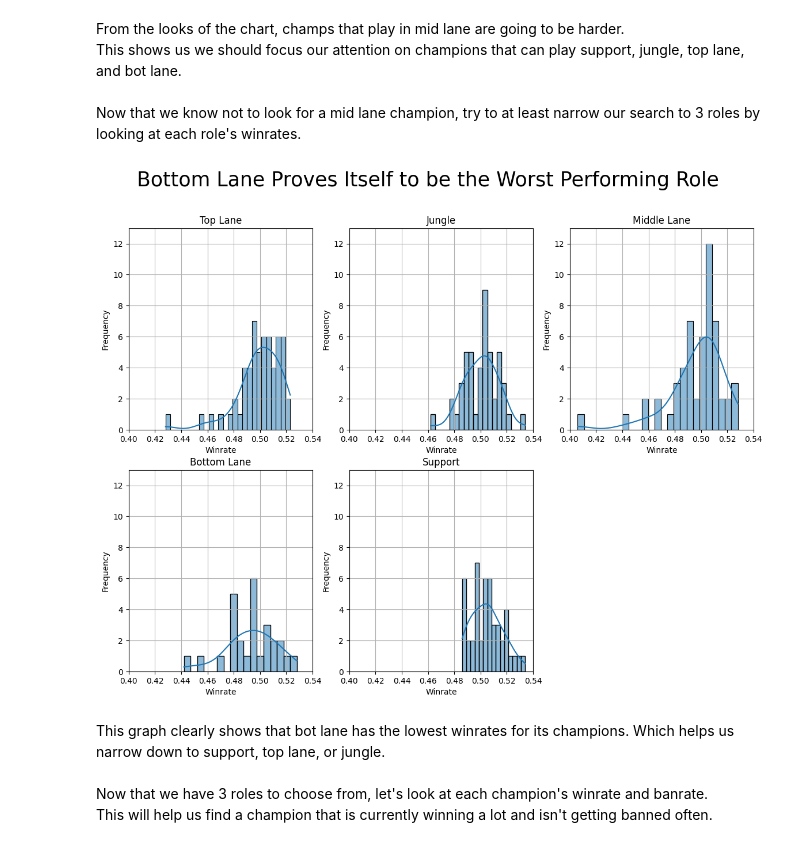
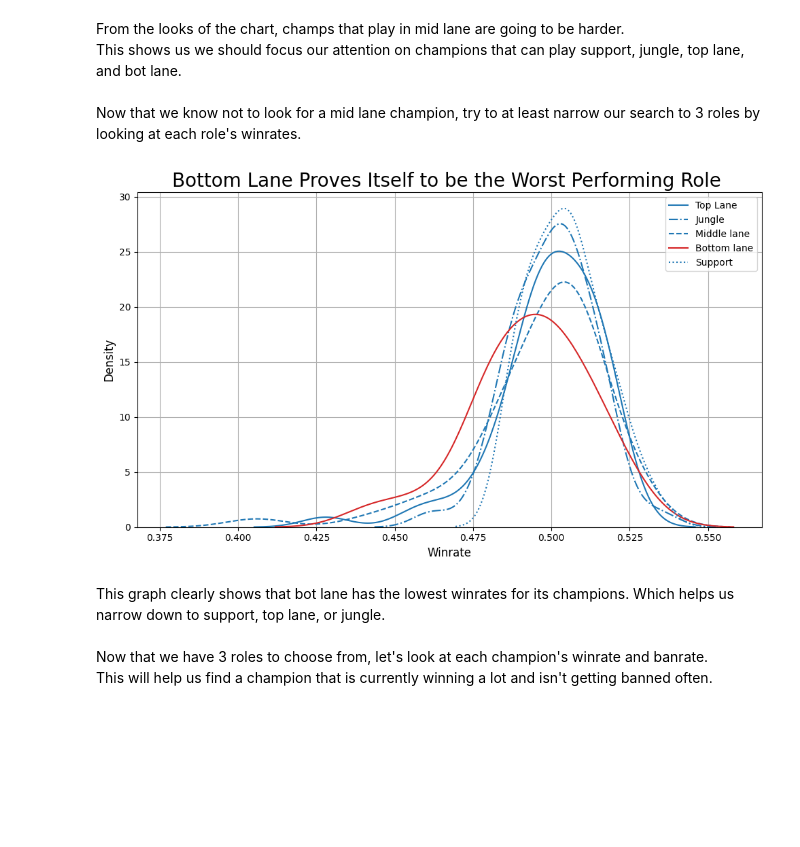
Before and after one commit to byron-W/LoL-Easy-Champs, a Jupyter notebook: final_project.ipynb, the cells around one changed output. Cells and saved outputs as stored; diff of their text form; code cells hidden in the pictures; blank space fills up the shorter version.

```diff
--- a/final_project.ipynb
+++ b/final_project.ipynb
@@ -197,64 +199,28 @@ From the looks of the chart, champs that play in mid lane are going to be harder
 # %%
 # creating separate dataframes for each role so we can test them individually
 top_champs = df.loc[df['role'].apply(lambda row: 'Top' in row)]
 jg_champs = df.loc[df['role'].apply(lambda row: 'Jungle' in row)]
 mid_champs = df.loc[df['role'].apply(lambda row: 'Middle' in row)]
 bot_champs = df.loc[df['role'].apply(lambda row: 'Bottom' in row)]
 sup_champs = df.loc[df['role'].apply(lambda row: 'Support' in row)]
 
-# creating a large figure with histograms for each role
-plt.figure(figsize=[14,10])
-plt.suptitle('Bottom Lane Proves Itself to be the Worst Performing Role ', fontsize=25)
+fig, ax = plt.subplots(figsize=(10,6))
 
-# all bin counts are the same proportion of their dataset
-plt.subplot(2, 3, 1)
-sea.histplot(data=top_champs['winrate'], bins=26, kde=True)
-plt.title('Top Lane')
-plt.xlabel('Winrate')
-plt.ylabel('Frequency')
-plt.xlim(0.4, 0.54)
-plt.ylim(0, 13)
-plt.grid()
+sea.kdeplot(data=top_champs['winrate'], color='tab:blue')
+sea.kdeplot(data=jg_champs['winrate'], color='tab:blue', linestyle= '-.')
+sea.kdeplot(data=mid_champs['winrate'], color='tab:blue', linestyle='--')
+sea.kdeplot(data=bot_champs['winrate'], color='tab:red')
+sea.kdeplot(data=sup_champs['winrate'],color='tab:blue', linestyle=':')
 
-plt.subplot(2, 3, 2)
-sea.histplot(data=jg_champs['winrate'], bins=20, kde=True)
-plt.title('Jungle')
-plt.xlabel('Winrate')
-plt.ylabel('Frequency')
-plt.xlim(0.4, 0.54)
-plt.ylim(0, 13)
-plt.grid()
-
-plt.subplot(2, 3, 3)
-sea.histplot(data=mid_champs['winrate'], bins=25, kde=True)
-plt.title('Middle Lane')
-plt.xlabel('Winrate')
-plt.ylabel('Frequency')
-plt.xlim(0.4, 0.54)
-plt.ylim(0, 13)
-plt.grid()
-
-plt.subplot(2, 3, 4)
-sea.histplot(data=bot_champs['winrate'], bins=17, kde=True)
-plt.title('Bottom Lane')
-plt.xlabel('Winrate')
-plt.ylabel('Frequency')
-plt.xlim(0.4, 0.54)
-plt.ylim(0, 13)
-plt.grid()
-
-plt.subplot(2, 3, 5)
-sea.histplot(data=sup_champs['winrate'], bins=15, kde=True)
-plt.title('Support')
-plt.xlabel('Winrate')
-plt.ylabel('Frequency')
-plt.xlim(0.4, 0.54)
-plt.ylim(0, 13)
-plt.grid()
-
+plt.title('Bottom Lane Proves Itself to be the Worst Performing Role ', fontsize=20)
+ax.legend(['Top Lane', 'Jungle', 'Middle lane', 'Bottom lane', 'Support'])
+plt.xlabel('Winrate', fontsize=12)
+plt.ylabel('Density', fontsize=12)
+ax.grid()
+plt.tight_layout()
 plt.show()
 # %% [output]
-[figure, old version]
+[figure, new version]
 # %% [markdown]
 This graph clearly shows that bot lane has the lowest winrates for its champions. Which helps us narrow down to support, top lane, or jungle.
 <br>
```
Also changed, not shown: parts of 4 cells of this notebook.
